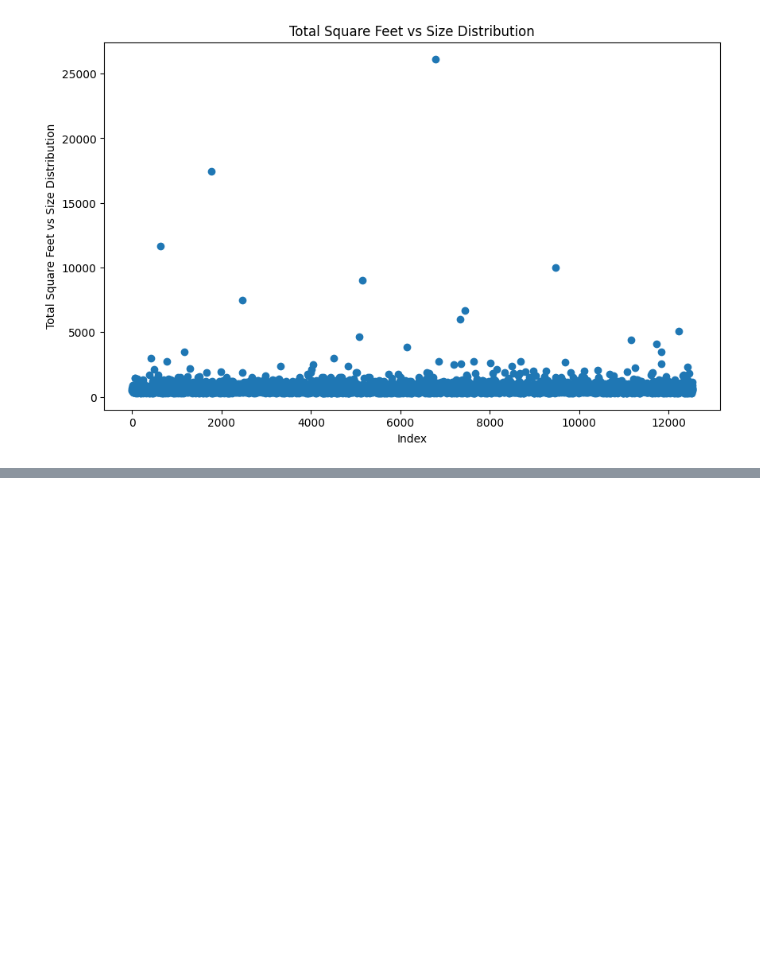
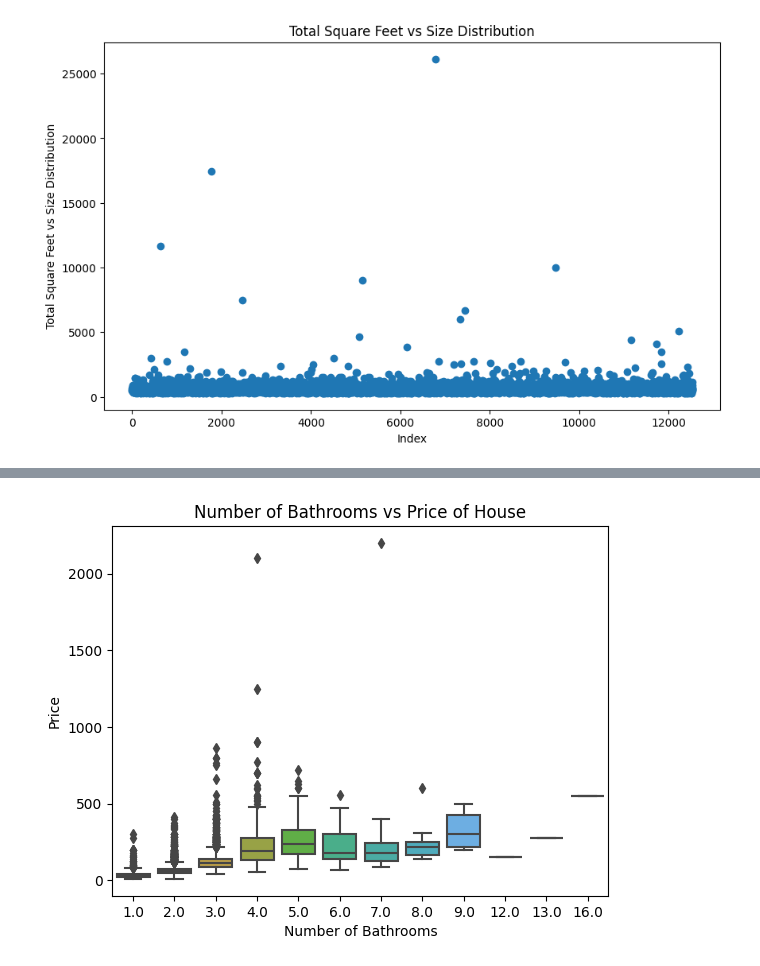
Before and after one commit to LCM-org/AML-3104-BHPP, a Jupyter notebook: main.ipynb, the cells around one changed output, grey strips where cells are left out. Cells and saved outputs as stored; diff of their text form; code cells hidden in the pictures; blank space fills up the shorter version.

```diff
--- a/main.ipynb
+++ b/main.ipynb
@@ -642,0 +763,13 @@ plt.show()
+# %%
+# Creating a boxplot for the relationship between the number of bathrooms and price using seaborn
+sns.boxplot(x='bath', y="price", data=house)
+
+# Adding axis labels and title
+plt.xlabel("Number of Bathrooms")
+plt.ylabel("Price")
+plt.title("Number of Bathrooms vs Price of House")
+
+# Displaying the plot
+plt.show()
+# %% [output]
+[figure, added]
```
Also changed, not shown: parts of 7 cells of this notebook.
